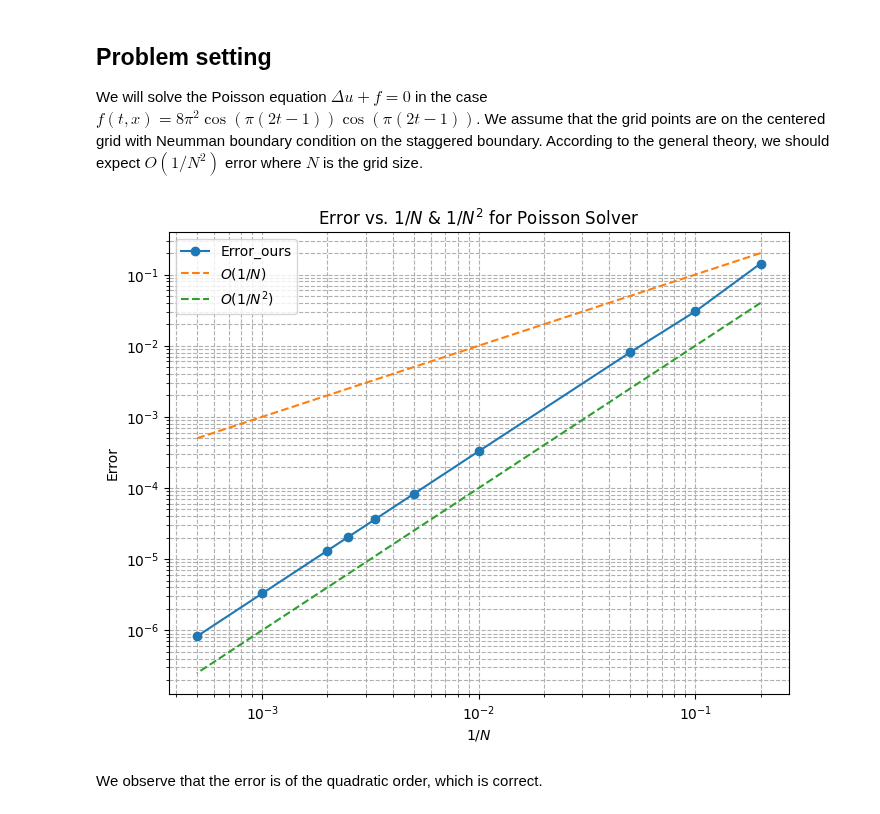
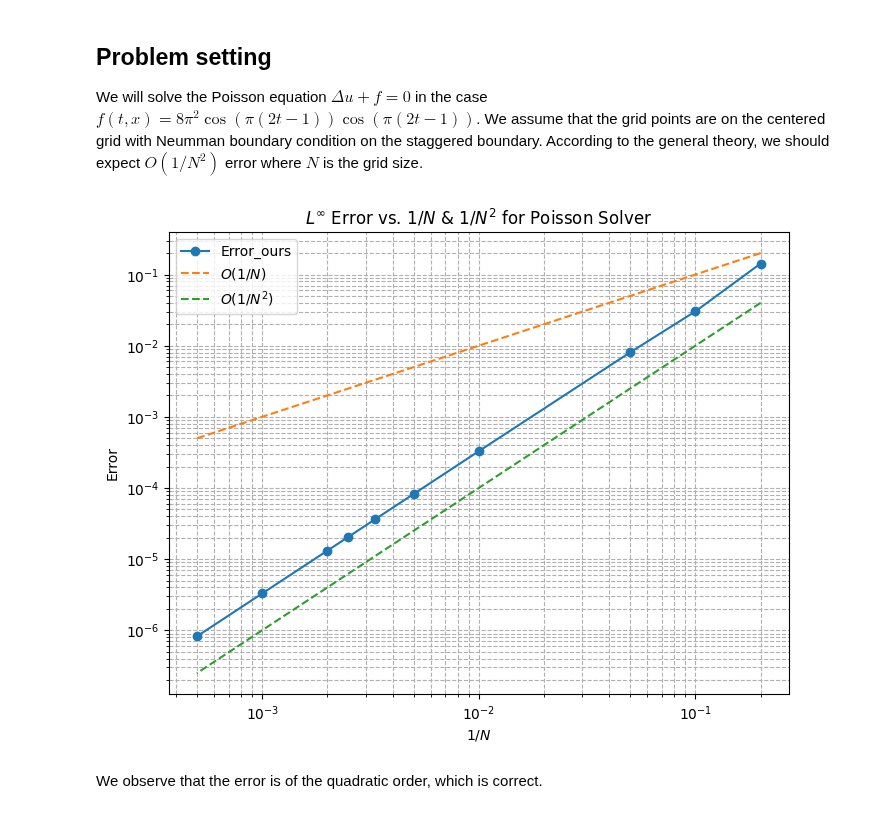
Before and after one commit to mao1756/acuot, a Jupyter notebook: exploratory/proximal/unconstrained/[FAILS]test_poisson_error.ipynb, the cells around one changed output. Cells and saved outputs as stored; diff of their text form; code cells hidden in the pictures.

Commit message:
Add L infinity to the error plot in the poisson experiment

```diff
--- a/exploratory/proximal/unconstrained/[FAILS]test_poisson_error.ipynb
+++ b/exploratory/proximal/unconstrained/[FAILS]test_poisson_error.ipynb
@@ -37,34 +37,34 @@ for N in resolutions:
     t = ll[0] * (np.arange(N) + 0.5) / N
     x = ll[1] * (np.arange(N) + 0.5) / N
     T, X = np.meshgrid(t, x)
 
     # True solution and source term
     true_solution = np.cos(np.pi * (2 * T - 1)) * np.cos(np.pi * (2 * X - 1))
     f = 8 * np.pi**2 * np.cos(np.pi * (2 * T - 1)) * np.cos(np.pi * (2 * X - 1))
 
     # Apply Poisson solver
     nx = get_backend_ext(f)
     poisson_(f, ll, False, nx)
 
     # Compute error
     order = 30
     error_ours = np.abs(f - true_solution).max()
     errors_ours.append(error_ours)
 
 
 # Plot error vs 1/N
 plt.figure(figsize=(8, 6))
 plt.loglog(1 / np.array(resolutions), errors_ours, marker='o', label='Error_ours')
 #plt.loglog(1 / np.array(resolutions), errors_matlab, marker='o', label='Error_matlab')
 plt.loglog(1 / np.array(resolutions), 1 / np.array(resolutions), '--', label=r'$O(1/N)$')
 plt.loglog(1 / np.array(resolutions), (1 / np.array(resolutions))**2, '--', label=r'$O(1/N^2)$')
 plt.xlabel(r'$1/N$')
 plt.ylabel('Error')
-plt.title(r'Error vs. $1/N$ & $1/N^2$ for Poisson Solver')
+plt.title(r'$L^\infty$ Error vs. $1/N$ & $1/N^2$ for Poisson Solver')
 plt.legend()
 plt.grid(True, which="both", ls="--")
 plt.show()
 # %% [output]
-[figure, old version]
+[figure, new version]
 # %% [markdown]
 We observe that the error is of the quadratic order, which is correct.
```
